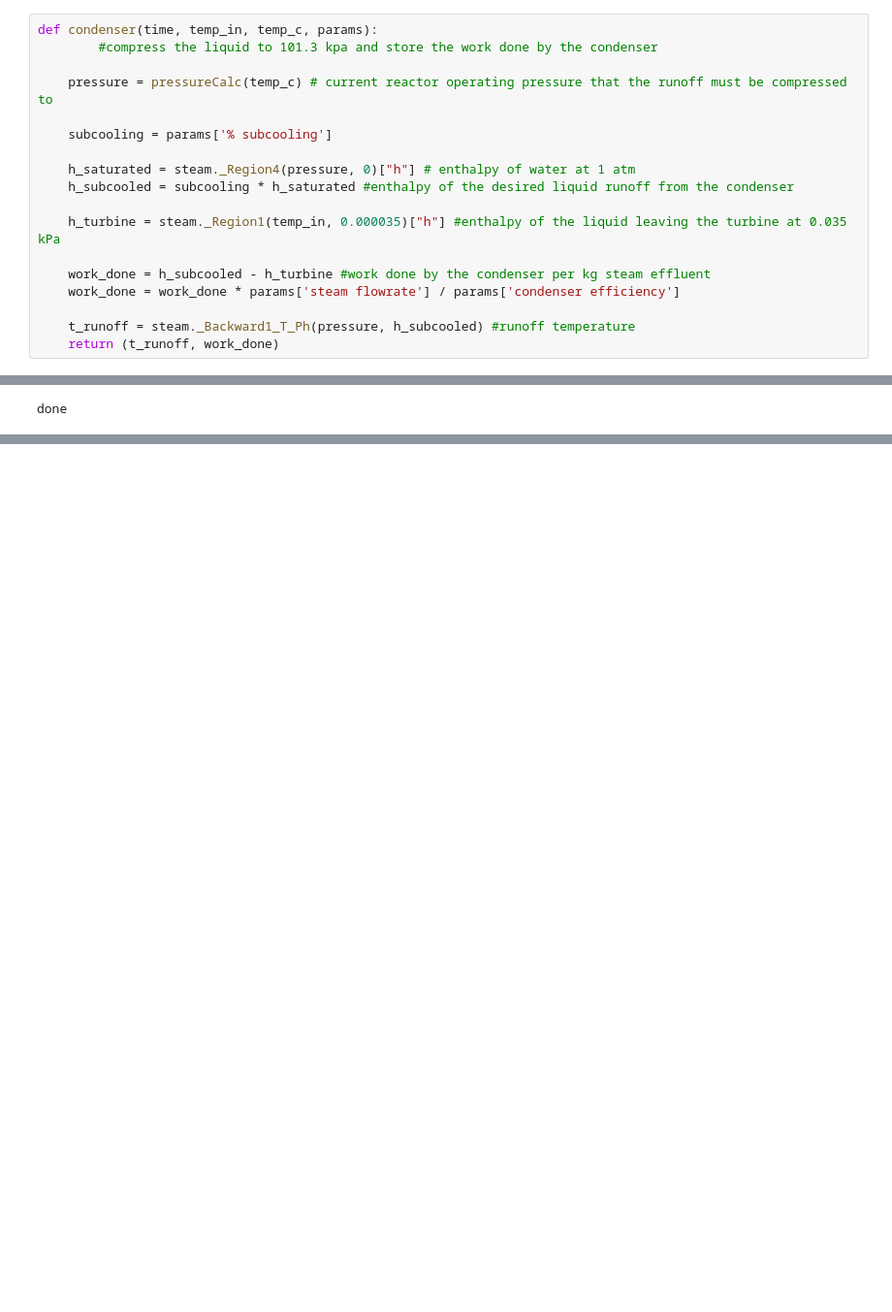
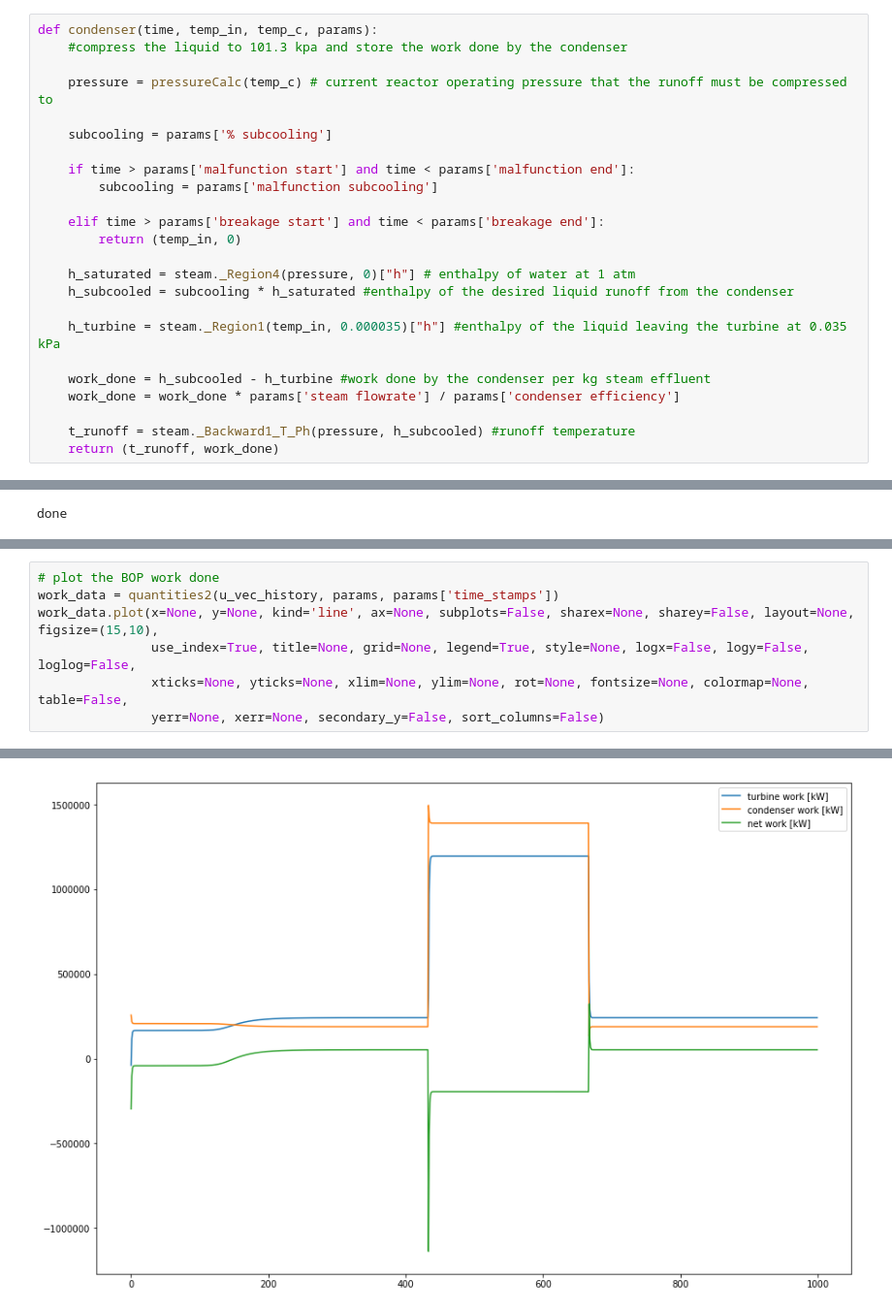
Before and after one commit to dpploy/engy-4350, a Jupyter notebook: notebooks/05-bwr-two-temperature-pt-reactor.ipynb, the cells around one changed output, grey strips where cells are left out. Shown at 97% size. Saved outputs shown, nothing was run; the diff lists cells and outputs as text; blank space fills up the shorter version.

```diff
--- a/notebooks/05-bwr-two-temperature-pt-reactor.ipynb
+++ b/notebooks/05-bwr-two-temperature-pt-reactor.ipynb
@@ -896,11 +899,17 @@ def turbine (time, temp_in, params):
     return (t_runoff, w_real)
 # %%
 def condenser(time, temp_in, temp_c, params):
-        #compress the liquid to 101.3 kpa and store the work done by the condenser
+    #compress the liquid to 101.3 kpa and store the work done by the condenser
 
     pressure = pressureCalc(temp_c) # current reactor operating pressure that the runoff must be compressed to
 
     subcooling = params['% subcooling']
+
+    if time > params['malfunction start'] and time < params['malfunction end']:
+        subcooling = params['malfunction subcooling']
+
+    elif time > params['breakage start'] and time < params['breakage end']:
+        return (temp_in, 0)
 
     h_saturated = steam._Region4(pressure, 0)["h"] # enthalpy of water at 1 atm
     h_subcooled = subcooling * h_saturated #enthalpy of the desired liquid runoff from the condenser
@@ -1070,0 +1128,8 @@ def tmp():
+# %%
+# plot the BOP work done
+work_data = quantities2(u_vec_history, params, params['time_stamps'])
+work_data.plot(x=None, y=None, kind='line', ax=None, subplots=False, sharex=None, sharey=False, layout=None, figsize=(15,10),
+               use_index=True, title=None, grid=None, legend=True, style=None, logx=False, logy=False, loglog=False,
+               xticks=None, yticks=None, xlim=None, ylim=None, rot=None, fontsize=None, colormap=None, table=False,
+               yerr=None, xerr=None, secondary_y=False, sort_columns=False)
+# %% [output]
@@ -1071,2 +1137,3 @@ def tmp():
+[figure, added]
 # %%
 tmp()
```
Also changed, not shown: parts of 38 cells of this notebook.
